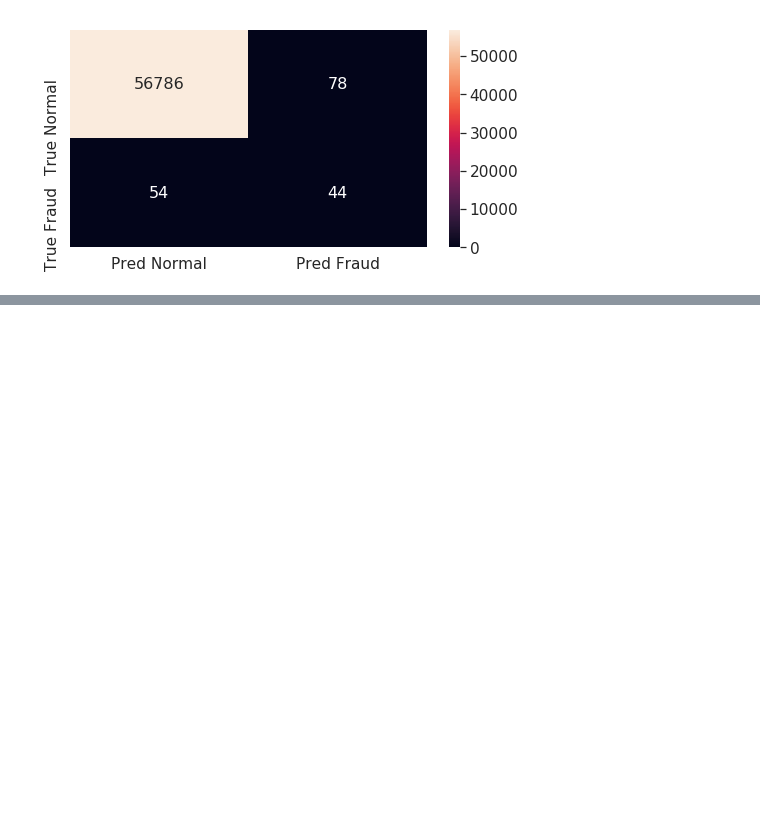
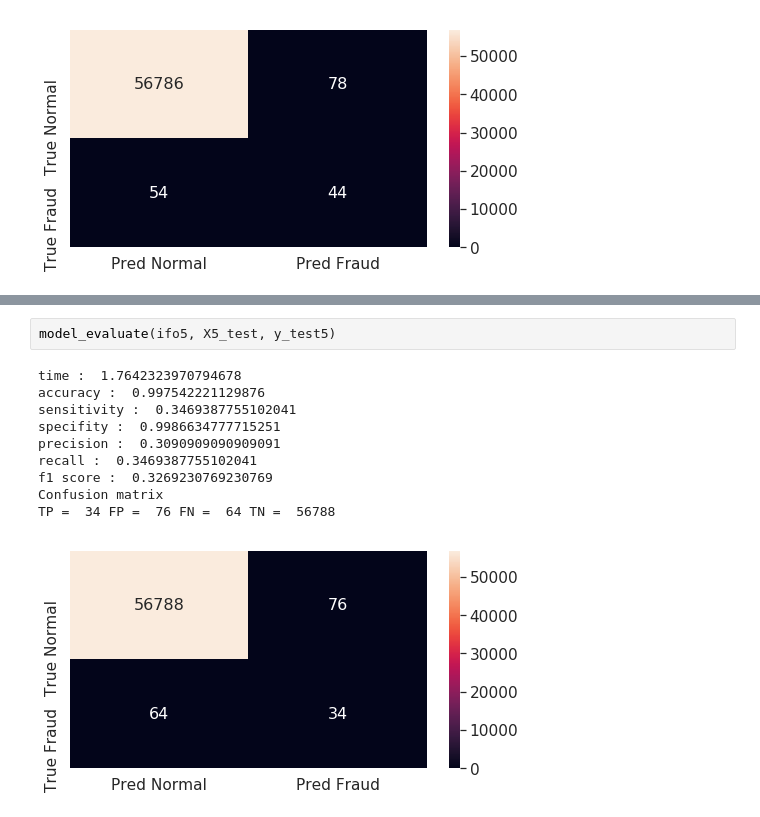
Before and after one commit to BagusDAriAwan/creditcard-fraud, a Jupyter notebook: percobaan_1_ULB_fitur_terbaik.ipynb, the cells around one changed output, grey strips where cells are left out. Cells and saved outputs as stored; diff of their text form; blank space fills up the shorter version.

```diff
--- a/percobaan_1_ULB_fitur_terbaik.ipynb
+++ b/percobaan_1_ULB_fitur_terbaik.ipynb
@@ -504,0 +554,13 @@ TP =  44 FP =  78 FN =  54 TN =  56786
+# %%
+model_evaluate(ifo5, X5_test, y_test5)
+# %% [output]
+time :  1.7642323970794678
+accuracy :  0.997542221129876
+sensitivity :  0.3469387755102041
+specifity :  0.9986634777715251
+precision :  0.3090909090909091
+recall :  0.3469387755102041
+f1 score :  0.3269230769230769
+Confusion matrix
+TP =  34 FP =  76 FN =  64 TN =  56788
+[figure, added]
```
Also changed, not shown: parts of 9 cells of this notebook.
